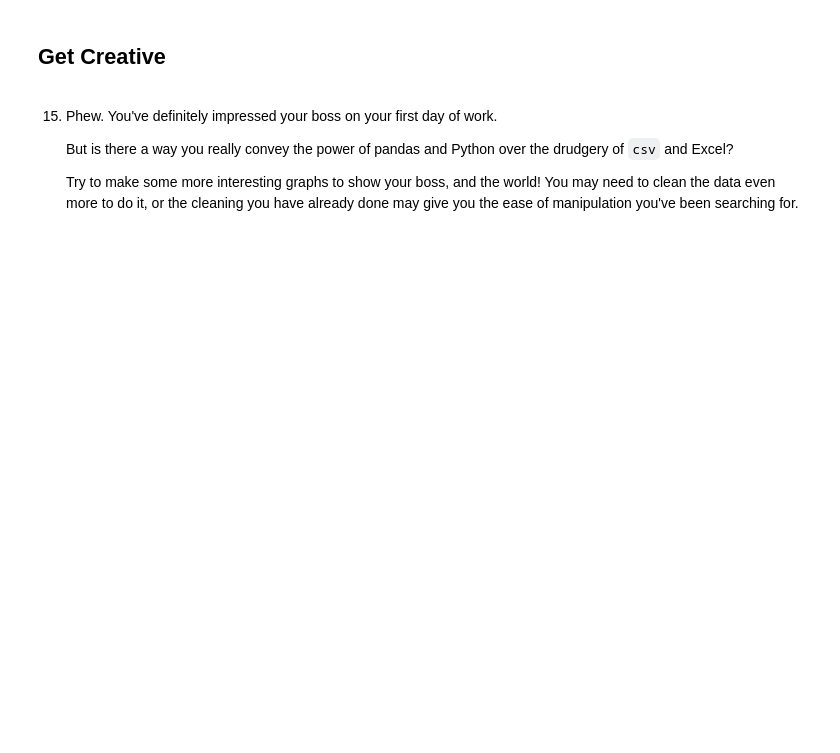
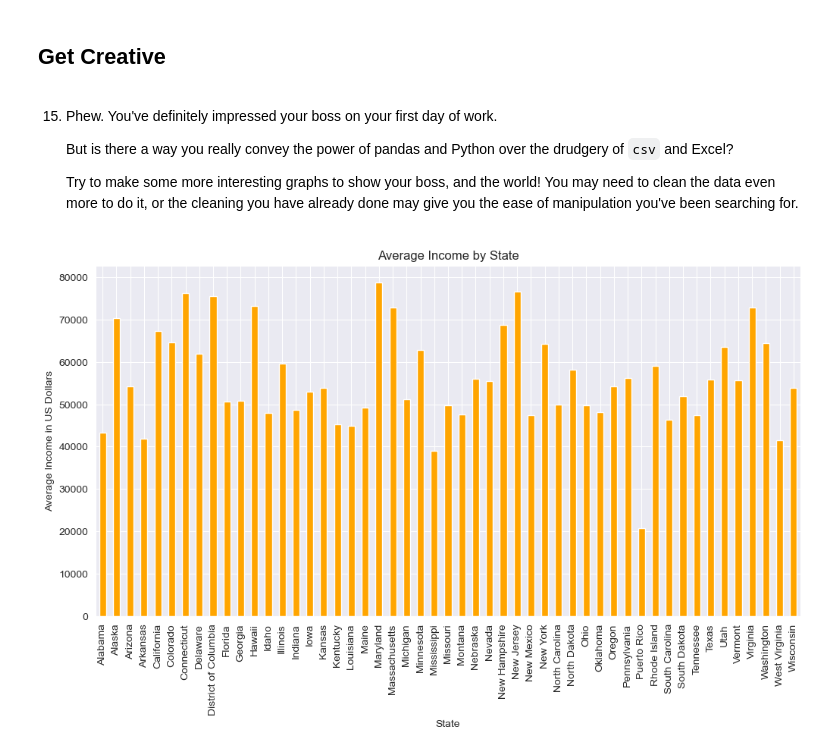
Before and after one commit to dorinMaraku/Cleaning-US-Census-Data, a Jupyter notebook: Cleaning US Census Data.ipynb, the cells around one changed output. Saved outputs shown, nothing was run; the diff lists cells and outputs as text; code cells hidden in the pictures; blank space fills up the shorter version.

```diff
--- a/Cleaning US Census Data.ipynb
+++ b/Cleaning US Census Data.ipynb
@@ -256,3 +273,15 @@ us_census.head()
     But is there a way you really convey the power of pandas and Python over the drudgery of `csv` and Excel?
 
     Try to make some more interesting graphs to show your boss, and the world! You may need to clean the data even more to do it, or the cleaning you have already done may give you the ease of manipulation you've been searching for.
+# %%
+import seaborn as sns
+sns.set_style('darkgrid')
+# %%
+plt.figure(figsize=(12,6))
+us_census.groupby('State',).Income.mean().plot(kind='bar', color='orange')
+plt.ylabel('Average Income in US Dollars')
+plt.title('Average Income by State')
+plt.show()
+plt.close()
+# %% [output]
+[figure, added]
```
Also changed, not shown: parts of 1 cell of this notebook.
